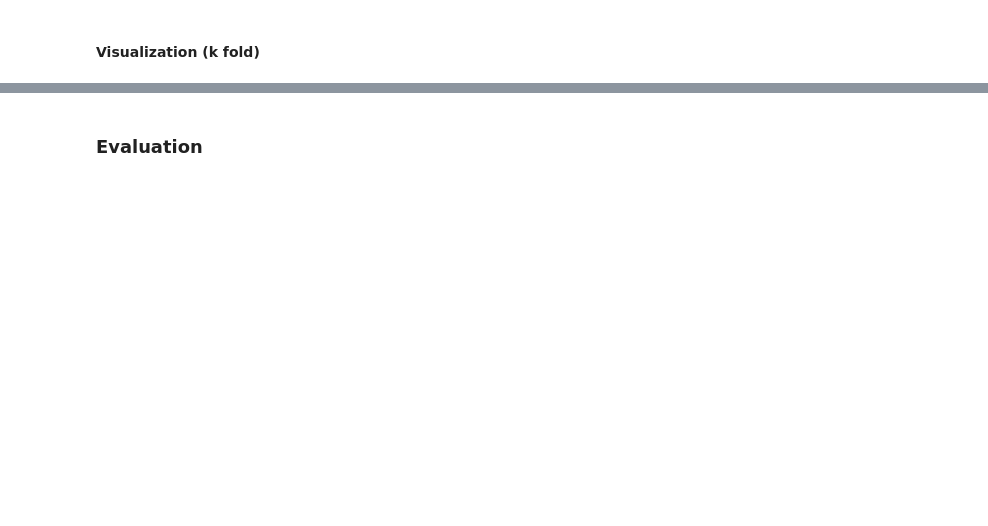
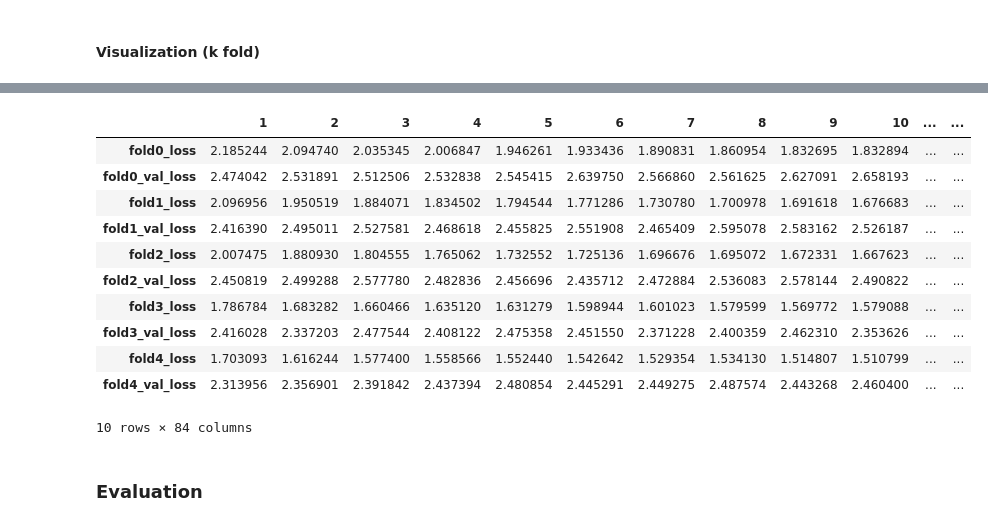
Before and after one commit to Leandro-Bernardo/Machine-Learning, a Jupyter notebook: Python/Neural Network/NeuralNetwork.ipynb, the cells around one changed output, grey strips where cells are left out. Cells and saved outputs as stored; diff of their text form; code cells hidden in the pictures; blank space fills up the shorter version.

```diff
--- a/Python/Neural Network/NeuralNetwork.ipynb
+++ b/Python/Neural Network/NeuralNetwork.ipynb
@@ -379,0 +400,16 @@ vis_fold4.transpose()
+# %%
+y = pd.concat([vis_fold0.transpose(), vis_fold1.transpose(), vis_fold2.transpose(), vis_fold3.transpose(), vis_fold4.transpose()], axis = 0)
+y
+# %% [output]
+|  | 1 | 2 | 3 | 4 | 5 | 6 | 7 | 8 | 9 | 10 | ... | ... |
+| fold0_loss | 2.185244 | 2.094740 | 2.035345 | 2.006847 | 1.946261 | 1.933436 | 1.890831 | 1.860954 | 1.832695 | 1.832894 | ... | ... |
+| fold0_val_loss | 2.474042 | 2.531891 | 2.512506 | 2.532838 | 2.545415 | 2.639750 | 2.566860 | 2.561625 | 2.627091 | 2.658193 | ... | ... |
+| fold1_loss | 2.096956 | 1.950519 | 1.884071 | 1.834502 | 1.794544 | 1.771286 | 1.730780 | 1.700978 | 1.691618 | 1.676683 | ... | ... |
+| fold1_val_loss | 2.416390 | 2.495011 | 2.527581 | 2.468618 | 2.455825 | 2.551908 | 2.465409 | 2.595078 | 2.583162 | 2.526187 | ... | ... |
+| fold2_loss | 2.007475 | 1.880930 | 1.804555 | 1.765062 | 1.732552 | 1.725136 | 1.696676 | 1.695072 | 1.672331 | 1.667623 | ... | ... |
+| fold2_val_loss | 2.450819 | 2.499288 | 2.577780 | 2.482836 | 2.456696 | 2.435712 | 2.472884 | 2.536083 | 2.578144 | 2.490822 | ... | ... |
+| fold3_loss | 1.786784 | 1.683282 | 1.660466 | 1.635120 | 1.631279 | 1.598944 | 1.601023 | 1.579599 | 1.569772 | 1.579088 | ... | ... |
+| fold3_val_loss | 2.416028 | 2.337203 | 2.477544 | 2.408122 | 2.475358 | 2.451550 | 2.371228 | 2.400359 | 2.462310 | 2.353626 | ... | ... |
+| fold4_loss | 1.703093 | 1.616244 | 1.577400 | 1.558566 | 1.552440 | 1.542642 | 1.529354 | 1.534130 | 1.514807 | 1.510799 | ... | ... |
+| fold4_val_loss | 2.313956 | 2.356901 | 2.391842 | 2.437394 | 2.480854 | 2.445291 | 2.449275 | 2.487574 | 2.443268 | 2.460400 | ... | ... |
+10 rows × 84 columns
```
Also changed, not shown: parts of 11 cells of this notebook, 7 other files.
